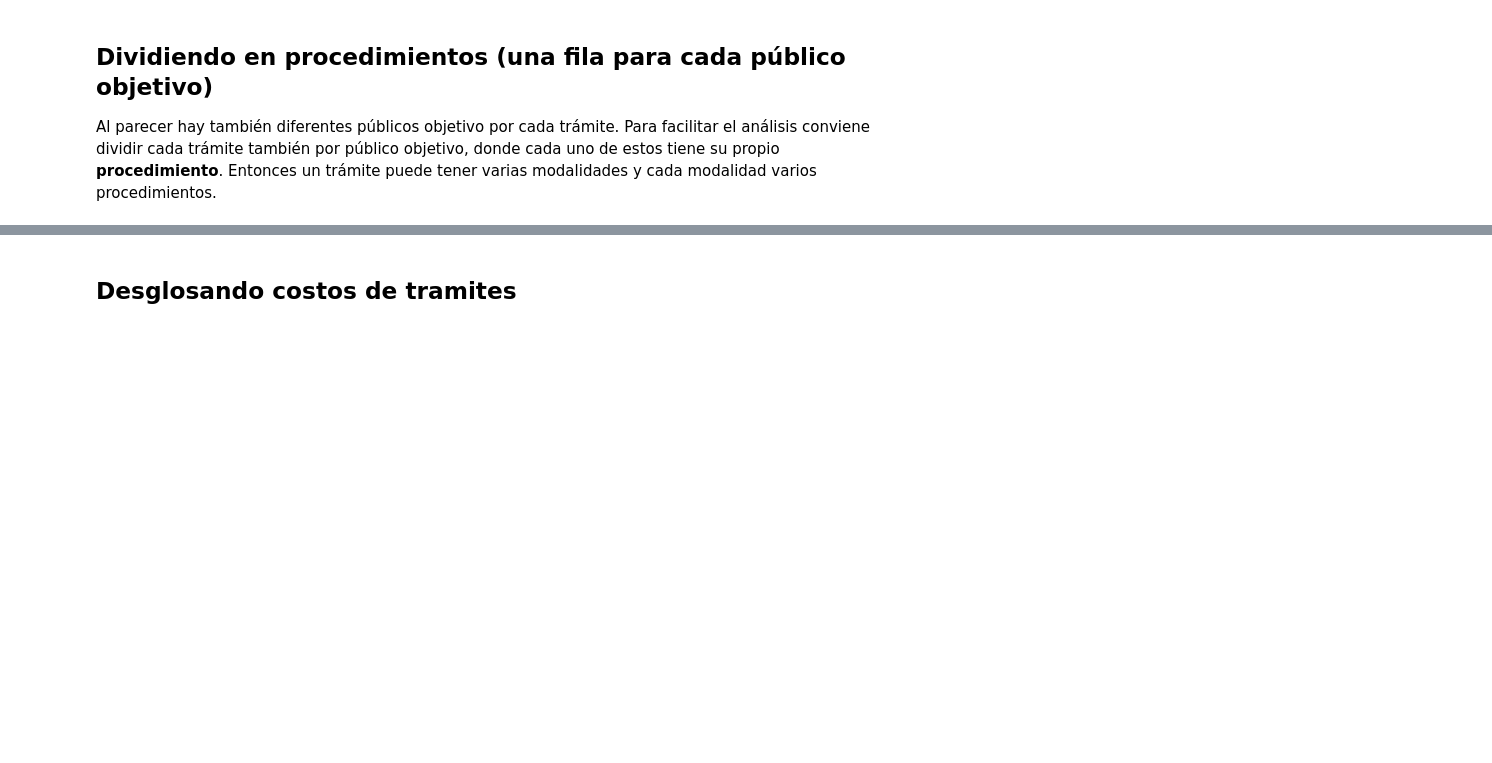
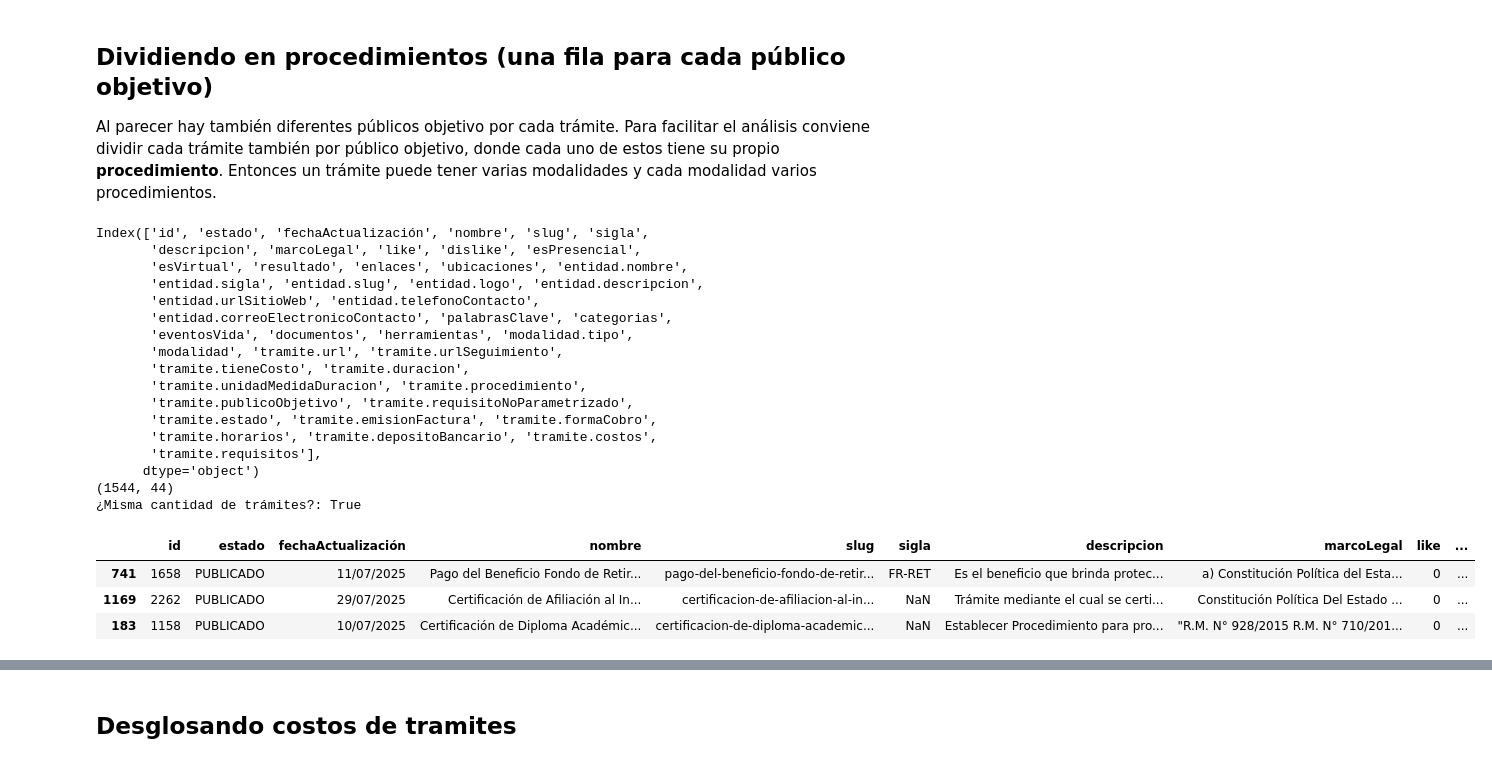
Before and after one commit to strymsg/tramites-bo-analisis, a Jupyter notebook: notebooks/Desglose.ipynb, the cells around one changed output, grey strips where cells are left out. Cells and saved outputs as stored; diff of their text form; code cells hidden in the pictures; blank space fills up the shorter version.

Commit message:
Correcciones en notebook de desglose, corregido tramites_desglosados.csv

```diff
--- a/notebooks/Desglose.ipynb
+++ b/notebooks/Desglose.ipynb
@@ -96,45 +118,68 @@ new_df.sample(3)
 Al parecer hay también diferentes públicos objetivo por cada trámite. Para facilitar el análisis conviene dividir cada trámite también por público objetivo, donde cada uno de estos tiene su propio **procedimiento**. Entonces un trámite puede tener varias modalidades y cada modalidad varios procedimientos.
 # %%
 def desglosar_por_procedimientos(df):
-    new_df = pd.DataFrame(
+    _new_df = pd.DataFrame(
         columns=df.columns.to_list() +
         [
          'tramite.url', 'tramite.urlSeguimiento',
          'tramite.tieneCosto', 'tramite.duracion', 'tramite.unidadMedidaDuracion', 'tramite.procedimiento',
          'tramite.publicoObjetivo', 'tramite.requisitoNoParametrizado', 'tramite.estado',
          'tramite.emisionFactura','tramite.formaCobro','tramite.horarios','tramite.depositoBancario',
          'tramite.costos', 'tramite.requisitos'
          ])
-    print(new_df.columns)
+    print(_new_df.columns)
     _df = df.copy()
     for i in _df.index.to_list():
         data = _df.iloc[i]['modalidad']
         for procedimiento in data['publico']:
             proc = _df.iloc[i].copy()
             proc['tramite.url'] = data['url']
             proc['tramite.urlSeguimiento'] = data['urlSeguimiento']
             proc['tramite.tieneCosto'] = 1 if procedimiento['tieneCosto'] == True else 0
             proc['tramite.duracion'] = procedimiento['duracion']
             proc['tramite.unidadMedidaDuracion'] = procedimiento['unidadMedidaDuracion']
             proc['tramite.procedimiento'] = procedimiento['procedimiento']
             proc['tramite.publicoObjetivo'] = procedimiento['nombrePublicoObjetivo']
             proc['tramite.requisitoNoParametrizado'] = procedimiento['requisitoNoParametrizado']
             proc['tramite.estado'] = procedimiento['estadoPublicoObjetivo']
             proc['tramite.emisionFactura'] = procedimiento['emisionFactura']
             proc['tramite.formaCobro'] = procedimiento['formaCobro']
             proc['tramite.horarios'] = procedimiento['horario']
             proc['tramite.depositoBancario'] = procedimiento['depositoBancario']
             proc['tramite.costos'] = procedimiento['costos']
             proc['tramite.requisitos'] = procedimiento['requisitos']
             del proc['modalidad']
-            print(f"Agregando id: {_df.iloc[i]['id']} --> {proc['tramite.publicoObjetivo']}")
-            new_df.loc[len(new_df)] = proc
-    del new_df['modalidad']
-    return new_df
+            #print(f"Agregando id: {_df.iloc[i]['id']} --> {proc['tramite.publicoObjetivo']}")
+            _new_df.loc[len(_new_df)] = proc
+    del _new_df['modalidad']
+    return _new_df
 
 new_df = desglosar_por_procedimientos(new_df)
 print(new_df.shape)
+print(f'¿Misma cantidad de trámites?: {len(new_df['id'].unique().tolist()) == len(df['id'].unique().tolist())}')
 new_df.sample(3)
+# %% [output]
+Index(['id', 'estado', 'fechaActualización', 'nombre', 'slug', 'sigla',
+       'descripcion', 'marcoLegal', 'like', 'dislike', 'esPresencial',
+       'esVirtual', 'resultado', 'enlaces', 'ubicaciones', 'entidad.nombre',
+       'entidad.sigla', 'entidad.slug', 'entidad.logo', 'entidad.descripcion',
+       'entidad.urlSitioWeb', 'entidad.telefonoContacto',
+       'entidad.correoElectronicoContacto', 'palabrasClave', 'categorias',
+       'eventosVida', 'documentos', 'herramientas', 'modalidad.tipo',
+       'modalidad', 'tramite.url', 'tramite.urlSeguimiento',
+       'tramite.tieneCosto', 'tramite.duracion',
+       'tramite.unidadMedidaDuracion', 'tramite.procedimiento',
+       'tramite.publicoObjetivo', 'tramite.requisitoNoParametrizado',
+       'tramite.estado', 'tramite.emisionFactura', 'tramite.formaCobro',
+       'tramite.horarios', 'tramite.depositoBancario', 'tramite.costos',
+       'tramite.requisitos'],
+      dtype='object')
+(1544, 44)
+¿Misma cantidad de trámites?: True
+|  | id | estado | fechaActualización | nombre | slug | sigla | descripcion | marcoLegal | like | ... |
+| 741 | 1658 | PUBLICADO | 11/07/2025 | Pago del Beneficio Fondo de Retir... | pago-del-beneficio-fondo-de-retir... | FR-RET | Es el beneficio que brinda protec... | a) Constitución Política del Esta... | 0 | ... |
+| 1169 | 2262 | PUBLICADO | 29/07/2025 | Certificación de Afiliación al In... | certificacion-de-afiliacion-al-in... | NaN | Trámite mediante el cual se certi... | Constitución Política Del Estado ... | 0 | ... |
+| 183 | 1158 | PUBLICADO | 10/07/2025 | Certificación de Diploma Académic... | certificacion-de-diploma-academic... | NaN | Establecer Procedimiento para pro... | "R.M. N° 928/2015 R.M. N° 710/201... | 0 | ... |
 # %%
 def obtener_duracion(num_duracion, unidad_medida, unidad_destino='min'):
     minutos = 0
```
Also changed, not shown: parts of 7 cells of this notebook, 3 other files.
